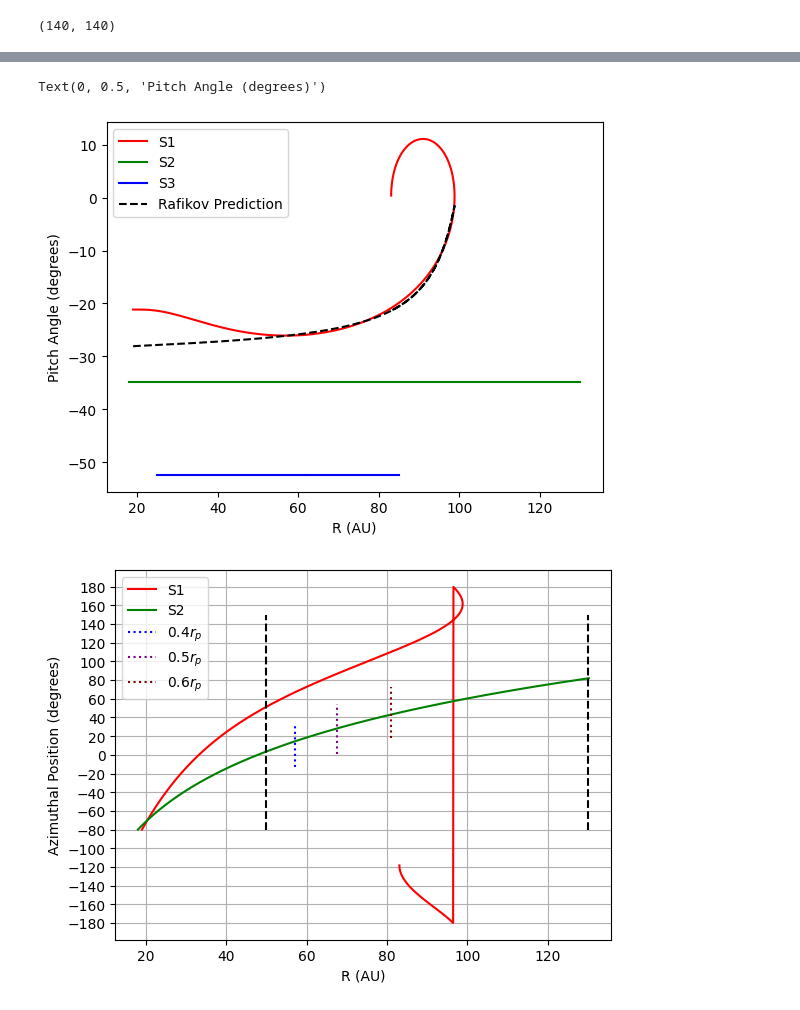
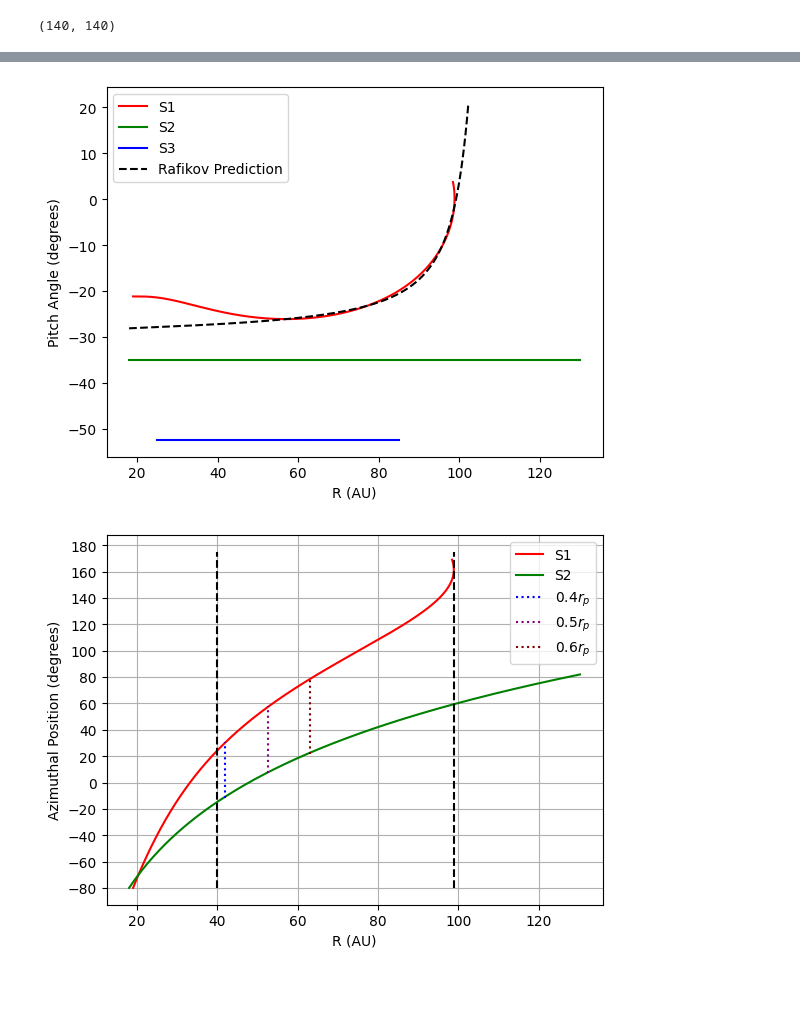
Before and after one commit to danmcl77/masters, a Jupyter notebook: Spiral Modelling.ipynb, the cells around one changed output, grey strips where cells are left out. Saved outputs shown, nothing was run; the diff lists cells and outputs as text; code cells hidden in the pictures.

```diff
--- a/Spiral Modelling.ipynb
+++ b/Spiral Modelling.ipynb
@@ -220,7 +220,7 @@ plt.imshow(ATPyxDeproj,cmap='inferno',origin='lower',extent=[-317.3,317.3,-317.3
 plt.xlabel('Offset (AU)')
 plt.ylabel('Offset (AU)')
 
-theta = np.radians(np.linspace(0,360*0.9,1000))
+theta = np.radians(np.linspace(0,360*0.79,1000))
 r = 19*np.exp(theta * 0.39)
 x_2 = r*np.cos(theta-np.radians(80))+(0.2*theta**3)
 y_2 = r*np.sin(theta-np.radians(80))+(0.08*theta**4)
@@ -230,7 +230,7 @@ for i in range(len(theta)):
     theta[i] = np.arctan2(y_2[i],x_2[i])*180/np.pi
 
 spiral1 = [x_2,y_2,r,theta]
-plt.plot(x_2,y_2,linestyle='dotted',color='red')
+plt.plot(x_2,y_2,linestyle='dashed',color='red')
 
 theta = np.radians(np.linspace(0,360*0.7,1000))
 r = 25*np.exp(theta * 0.39)
@@ -268,8 +268,8 @@ spiral3 = [x_2,y_2]
 
 plt.plot(x_2,y_2,linestyle='dashed',color='blue')
 
-theta = np.radians(np.linspace(0,360*0.38,1000))
-r = 25*np.exp(theta * 0.7)
+theta = np.radians(np.linspace(0,360*0.395,1000))
+r = 18*np.exp(theta * 0.7)
 x_2 = r*np.cos(theta-np.radians(80))
 y_2 = r*np.sin(theta-np.radians(80))
 for i in range(len(theta)):
@@ -298,7 +298,7 @@ theta = np.radians(np.linspace(0,360,1000))
 r = 135
 x_2 = r*np.cos(theta)-7
 y_2 = r*np.sin(theta)+10
-plt.plot(x_2,y_2,color='yellow',linestyle='dotted')
+#plt.plot(x_2,y_2,color='yellow',linestyle='dotted')
 
-#plt.savefig('spiralangleshit.png')
+plt.savefig('SpiralsModelledDeproj.pdf',bbox_inches='tight')
 # %% [output]
@@ -309,8 +308,8 @@ phi = rafikovwake(spiral2,3/2,1/4,5,0,0.4)
 PA1 = pitchangle(spiral1)
 PA2 = pitchangle(spiral2)
 PA3 = pitchangle(spiral3)
-pred = pitchangleprediction(spiral1,1/4,5,105,60)
-pred1 = pitchanglepredictioninside(spiral2,110,0.4,180)
+pred = pitchangleprediction(spiral4,1/4,5,105,60)
+pred1 = pitchanglepredictioninside(spiral1,110,0.4,180)
 
 
 plt.plot(PA1[0],PA1[1],color='red')
@@ -322,25 +321,24 @@ plt.plot(pred[0],pred[1],color='black',linestyle='dashed')
 plt.legend(['S1','S2','S3','Rafikov Prediction','Rafikov Prediction (Reduced)'])
 plt.xlabel('R (AU)')
 plt.ylabel('Pitch Angle (degrees)')
-#plt.savefig('PitchAngles')
+plt.savefig('PitchAngles')
 # %% [output]
-Text(0, 0.5, 'Pitch Angle (degrees)')
-[figure, old version]
+[figure, new version]
 # %%
 plt.plot(spiral1[2],spiral1[3],color='red')
 plt.plot(spiral2[2],spiral2[3],color='green')
-plt.plot(57*np.ones(50),np.linspace(-13,34),linestyle='dotted',color='blue')
-plt.plot(67.5*np.ones(50),np.linspace(1,54),linestyle='dotted',color='purple')
-plt.plot(81*np.ones(50),np.linspace(18,73),linestyle='dotted',color='maroon')
-plt.plot(50*np.ones(50),np.linspace(-80,150),linestyle='dashed',color='black')
-plt.plot(130*np.ones(50),np.linspace(-80,150),linestyle='dashed',color='black')
+plt.plot(42*np.ones(50),np.linspace(-12,31),linestyle='dotted',color='blue')
+plt.plot(52.5*np.ones(50),np.linspace(7,58),linestyle='dotted',color='purple')
+plt.plot(63*np.ones(50),np.linspace(22,78),linestyle='dotted',color='maroon')
+plt.plot(40*np.ones(50),np.linspace(-80,175),linestyle='dashed',color='black')
+plt.plot(99*np.ones(50),np.linspace(-80,175),linestyle='dashed',color='black')
 
 plt.locator_params(axis='y',nbins=20)
 plt.grid()
 plt.xlabel('R (AU)')
 plt.ylabel('Azimuthal Position (degrees)')
 plt.legend(['S1','S2','$0.4r_p$','$0.5r_p$','$0.6r_p$'])
 #for separation of 75degrees - q = 2.15e-4 --> 0.25 Mjup
 plt.savefig('AzimuthalSeparation.png')
 # %% [output]
-[figure, old version]
+[figure, new version]
```
Also changed, not shown: parts of 1 cell of this notebook, 3 other files.
